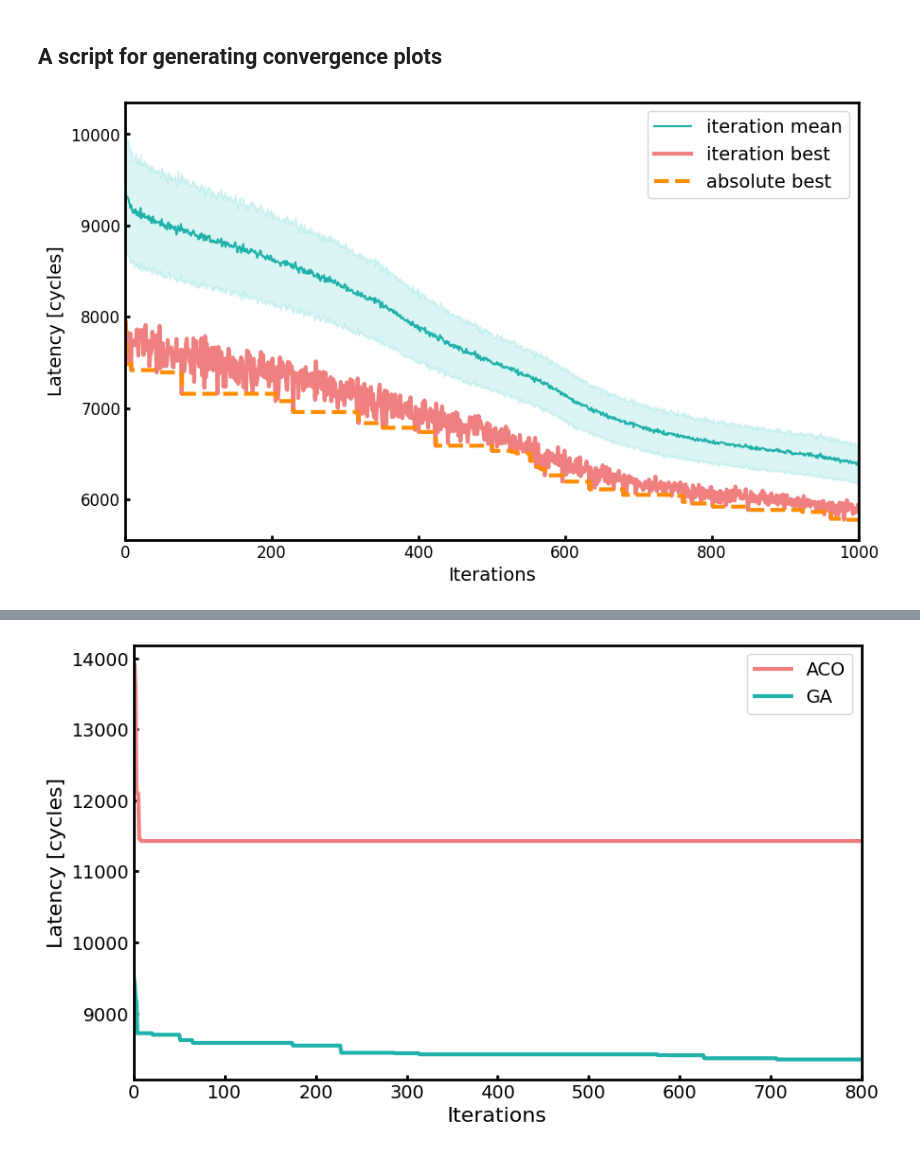
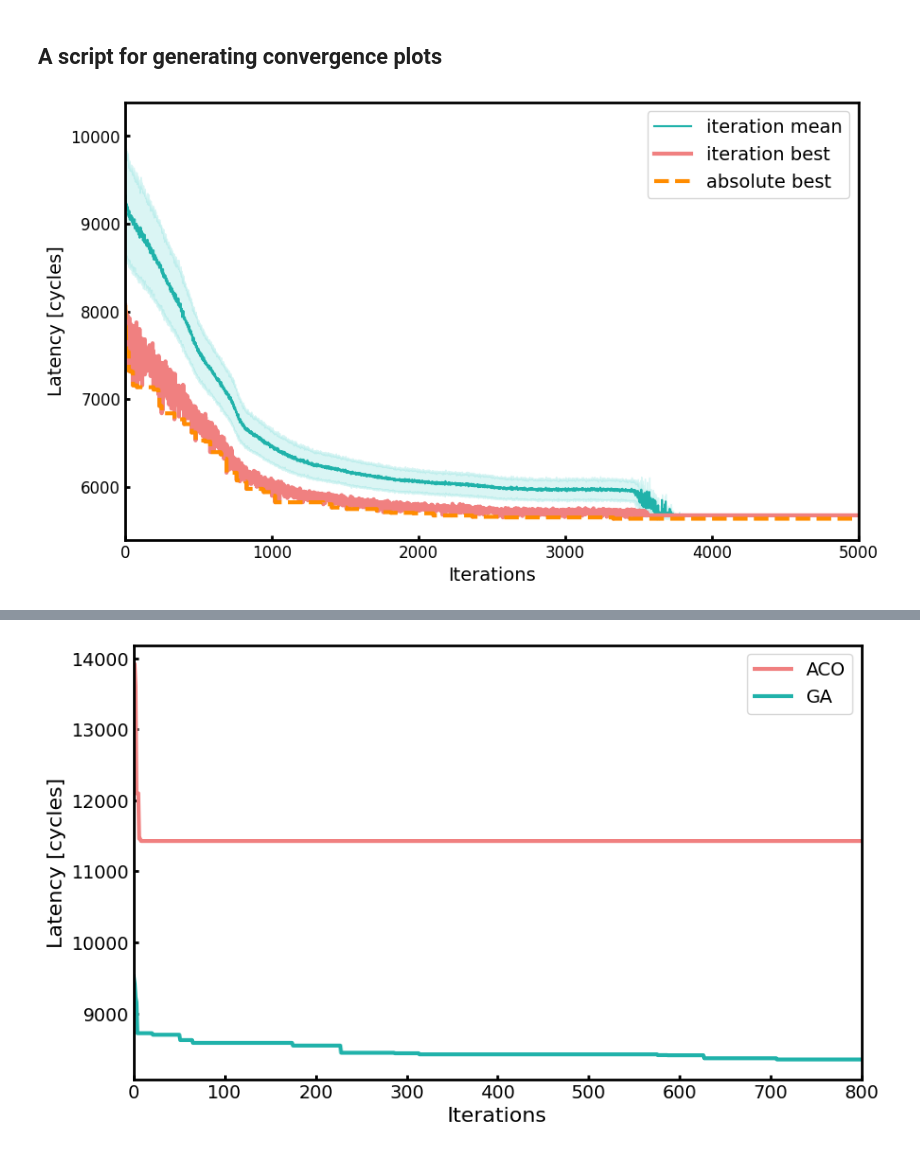
Before and after one commit to jjastrz14/ReNOS, a Jupyter notebook: notebooks/convergence_plots.ipynb, the cells around one changed output, grey strips where cells are left out. Cells and saved outputs as stored; diff of their text form; code cells hidden in the pictures.

```diff
--- a/notebooks/convergence_plots.ipynb
+++ b/notebooks/convergence_plots.ipynb
@@ -3,42 +8,36 @@
 # %%
-import matplotlib.pyplot as plt
-import numpy as np
+def plot_convergence(file_name):
 
-WHERE = "../data/ACO_LeNet4_run_aray_19_2025-07-11_17-13-09"
-stats = np.load(WHERE+"/statistics.npy", allow_pickle=True).item()
-mean_values = np.array(stats["mdn"])
-std_values = np.array(stats["std"])
-best_values = np.array(stats["best"])
-ab_best_values = np.array(stats["absolute_best"])
-# best_values = np.array([stats["absolute_best"][i][2] for i in range(1,len(stats["best"]))])
+    stats = np.load(file_name + "/statistics.npy", allow_pickle=True).item()
+    mean_values = np.array(stats["mdn"])
+    std_values = np.array(stats["std"])
+    best_values = np.array(stats["best"])
+    ab_best_values = np.array(stats["absolute_best"])
 
-fig, ax = plt.subplots(1, 1, figsize=(10, 6))
-# add mean line
-ax.plot(mean_values, label="iteration mean", color = "lightseagreen")
-# fill between the -std and +std
-ax.fill_between(range(len(mean_values)), mean_values - std_values, mean_values + std_values, alpha=0.2, color = "mediumturquoise")
-# add best line
-ax.plot(best_values, label="iteration best", color = "lightcoral", linewidth=3)
-ax.plot(ab_best_values, label="absolute best", color = "darkorange", linewidth=3, linestyle='--')
+    fig, ax = plt.subplots(1, 1, figsize=(10, 6))
+    ax.plot(mean_values, label="iteration mean", color="lightseagreen")
+    ax.fill_between(range(len(mean_values)), mean_values - std_values, mean_values + std_values, alpha=0.2, color="mediumturquoise")
+    ax.plot(best_values, label="iteration best", color="lightcoral", linewidth=3)
+    ax.plot(ab_best_values, label="absolute best", color="darkorange", linewidth=3, linestyle='--')
 
-ax.set_xlim(0, len(mean_values))
-#ax.set_xlim(0, 100)
-#ax.set_ylim(24000, 28000)
-ax.tick_params(direction='in')
-ax.spines['top'].set_linewidth(2)
-ax.spines['right'].set_linewidth(2)
-ax.spines['bottom'].set_linewidth(2)
-ax.spines['left'].set_linewidth(2)
-ax.xaxis.set_tick_params(width=2)
-ax.yaxis.set_tick_params(width=2)
-ax.tick_params(axis='both', which='major', labelsize=12)
+    #ax.set_xlim(0, len(mean_values))
+    ax.tick_params(direction='in')
+    ax.spines['top'].set_linewidth(2)
+    ax.spines['right'].set_linewidth(2)
+    ax.spines['bottom'].set_linewidth(2)
+    ax.spines['left'].set_linewidth(2)
+    ax.xaxis.set_tick_params(width=2)
+    ax.yaxis.set_tick_params(width=2)
+    ax.tick_params(axis='both', which='major', labelsize=12)
 
-plt.legend(fontsize=14)
-plt.xlabel("Iterations", fontdict={"size": 14})
-plt.ylabel("Latency [cycles]", fontdict={"size": 14})
-# plt.title("convergence", fontdict={"size": 16})
-plt.show()
-
-#fig.savefig(WHERE +"/convergence.png", dpi=300)
+    plt.legend(fontsize=14)
+    plt.xlabel("Iterations", fontdict={"size": 14})
+    plt.ylabel("Latency [cycles]", fontdict={"size": 14})
+    plt.show()
-# %% [output]
-[figure, removed]
+# %%
+# 5k iterations ACO LeNet4
+where = '../data/'
+file_name = 'ACO_LeNet4_test_lem_5k_run_2025-07-13_10-22-34'
+plot_convergence(where + file_name)
+# %% [output]
+[figure, added]
```
Also changed, not shown: parts of 6 cells of this notebook, 4 other files.
